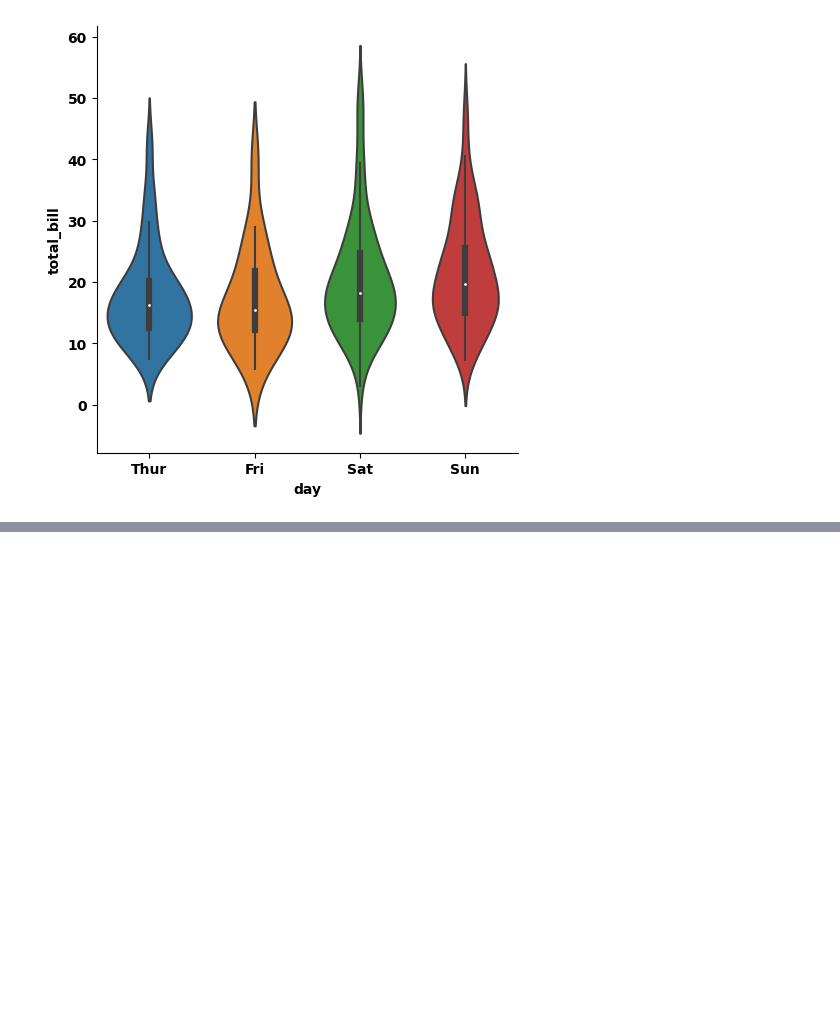
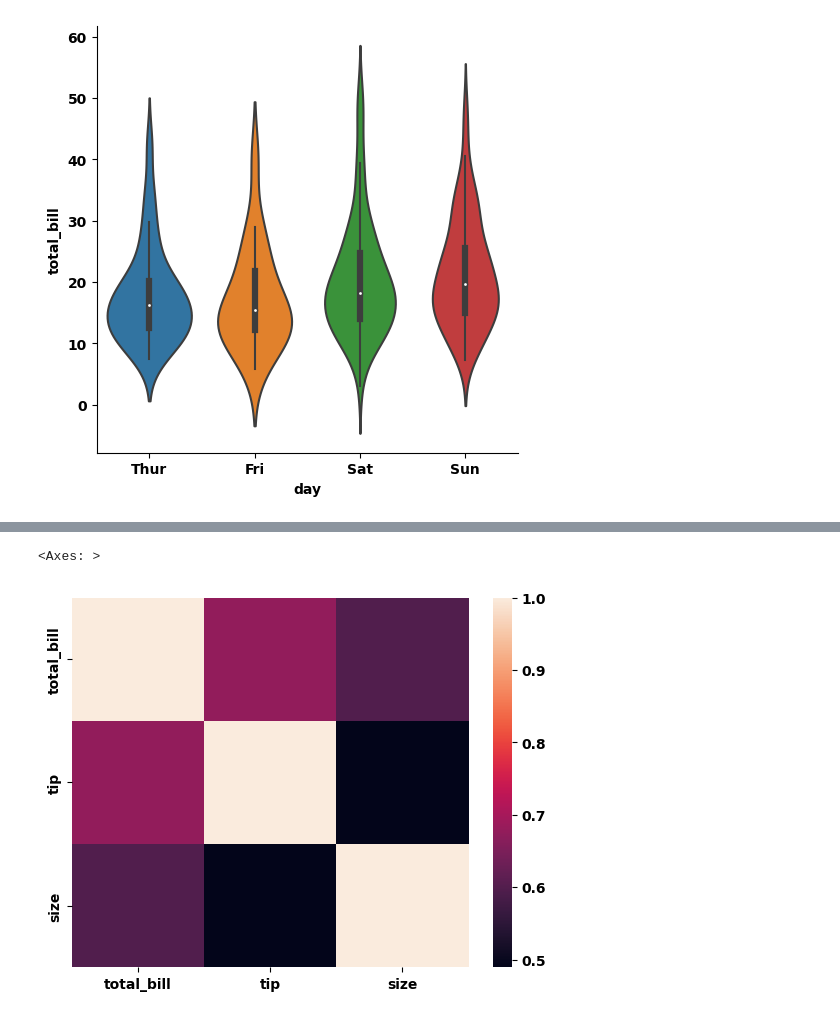
Before and after one commit to RishatTalukder/learning_machine_learning, a Jupyter notebook: seaborn_basic_to_advance.ipynb, the cells around one changed output, grey strips where cells are left out. Drawn from its saved outputs; the diff is of its cells as text; code cells hidden in the pictures; blank space fills up the shorter version.

```diff
--- a/seaborn_basic_to_advance.ipynb
+++ b/seaborn_basic_to_advance.ipynb
@@ -296,0 +299,5 @@ sns.catplot(x='day', y='total_bill', data=tips, kind='violin')
+# %%
+# setting up the datasets for the Matrix plot
+tips = sns.load_dataset('tips')
+flights = sns.load_dataset('flights')
+tips.head()
@@ -296,0 +332,2 @@ sns.catplot(x='day', y='total_bill', data=tips, kind='violin')
+# %%
+tc = tips.corr(numeric_only=True)
@@ -296,0 +336,5 @@ sns.catplot(x='day', y='total_bill', data=tips, kind='violin')
+# %%
+sns.heatmap(tc) # heatmap
+# %% [output]
+<Axes: >
+[figure, added]
```
Also changed, not shown: parts of 55 cells of this notebook, 1 other file.
